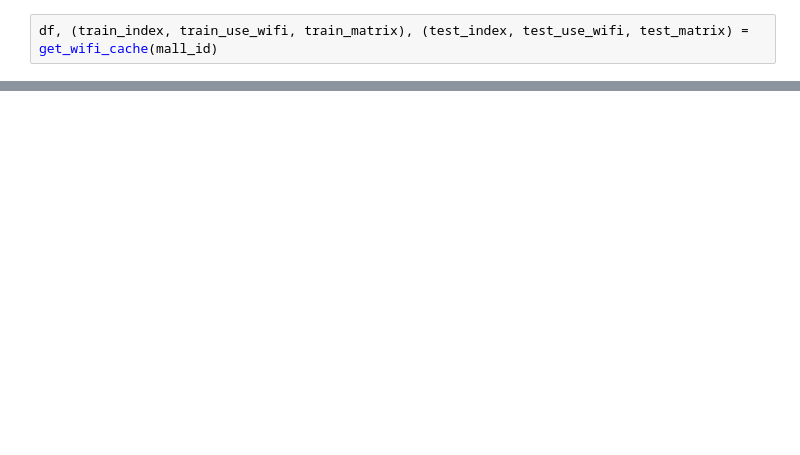
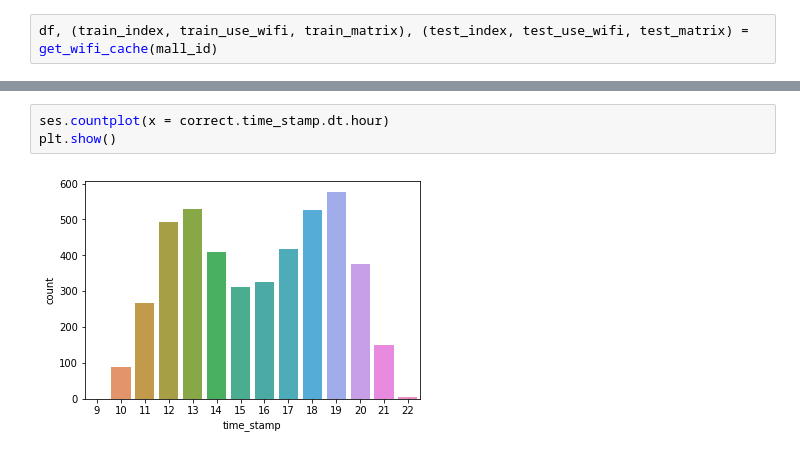
Before and after one commit to lvjianjian/ccf_mayi_2017, a Jupyter notebook: notebook/offline_predict.ipynb, the cells around one changed output, grey strips where cells are left out. Drawn from its saved outputs; the diff is of its cells as text; blank space fills up the shorter version.

```diff
--- a/notebook/offline_predict.ipynb
+++ b/notebook/offline_predict.ipynb
@@ -84,0 +36,5 @@ array([[ -67., -115., -115., ..., -115., -115., -115.],
+# %%
+ses.countplot(x = correct.time_stamp.dt.hour)
+plt.show()
+# %% [output]
+[figure, added]
```
Also changed, not shown: parts of 13 cells of this notebook, 12 other files.
